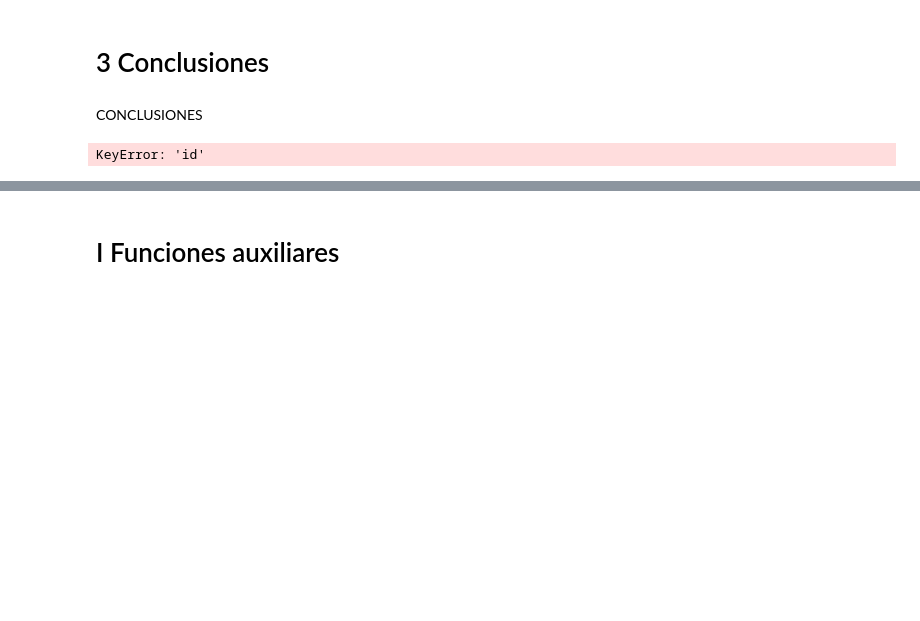
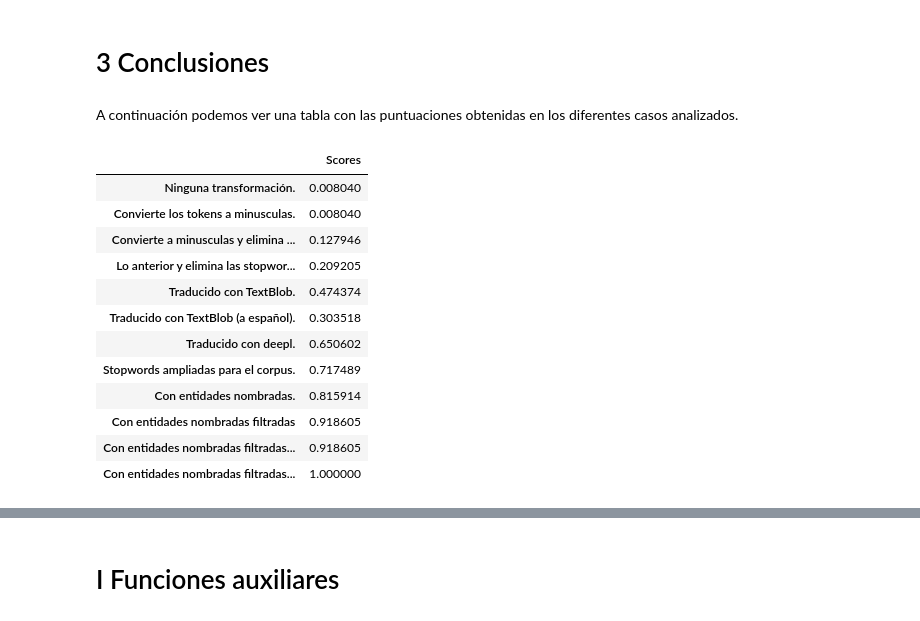
Before and after one commit to sariogonfer/Master-Data-Science---RInfo-Practica-I, a Jupyter notebook: RIMT_Practica.ipynb, the cells around one changed output, grey strips where cells are left out. Saved outputs shown, nothing was run; the diff lists cells and outputs as text; code cells hidden in the pictures; blank space fills up the shorter version.

```diff
--- a/RIMT_Practica.ipynb
+++ b/RIMT_Practica.ipynb
@@ -362,11 +481,23 @@ display('df_tf_idf)
 # %% [markdown]
 <a id='conclusions'></a>
 # 3 Conclusiones
-# %% [markdown]
-CONCLUSIONES
+# %% [markdown]
+A continuación podemos ver una tabla con las puntuaciones obtenidas en los diferentes casos analizados.
 # %%
 df_tf = evaluate_all()
 
-df_tf.plot(kind='bar')
+display(df_tf)
 # %% [output]
-KeyError: 'id'
+|  | Scores |
+| Ninguna transformación. | 0.008040 |
+| Convierte los tokens a minusculas. | 0.008040 |
+| Convierte a minusculas y elimina ... | 0.127946 |
+| Lo anterior y elimina las stopwor... | 0.209205 |
+| Traducido con TextBlob. | 0.474374 |
+| Traducido con TextBlob (a español). | 0.303518 |
+| Traducido con deepl. | 0.650602 |
+| Stopwords ampliadas para el corpus. | 0.717489 |
+| Con entidades nombradas. | 0.815914 |
+| Con entidades nombradas filtradas | 0.918605 |
+| Con entidades nombradas filtradas... | 0.918605 |
+| Con entidades nombradas filtradas... | 1.000000 |
```
Also changed, not shown: parts of 46 cells of this notebook, 2 other files.
